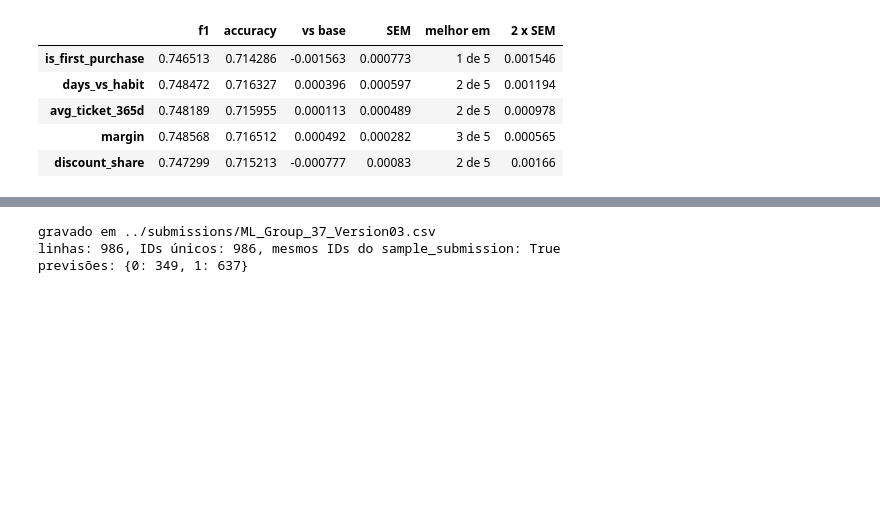
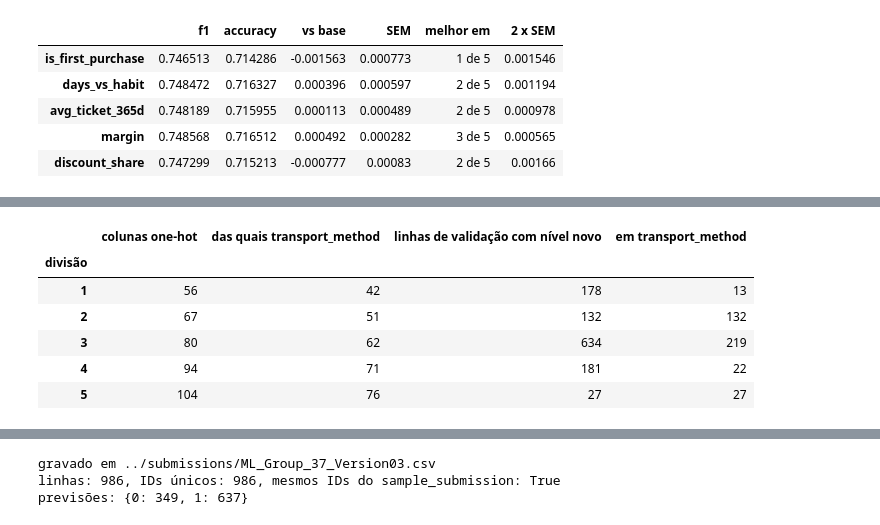
Before and after one commit to josebrites16/ML_project_2026-copia, a Jupyter notebook: notebooks/02_preprocessing.ipynb, the cells around one changed output, grey strips where cells are left out. Drawn from its saved outputs; the diff is of its cells as text; code cells hidden in the pictures; blank space fills up the shorter version.

```diff
--- a/notebooks/02_preprocessing.ipynb
+++ b/notebooks/02_preprocessing.ipynb
@@ -604,3 +617,16 @@ feature_table_24.round(4)
 #     é só prior_purchase_count == 0, e prior_purchase_count já entra no modelo)
 #   Como as alternativas empatam, fica a mais simples: sem features novas.
 prepare_26 = prepare_clean
+# %%
+# ===== [2.3] CATEGÓRICAS - início =====
+# Passo 25 - o que há para codificar (EDA, passos 14 e 15). Os níveis raros não se juntam
+# num nível "outros": as aulas só o referem, não o fazem. O que fazem é o que se testa a
+# seguir: handle_unknown no encoder, codificações compactas (count e target, W4 passo 5)
+# e, para uma coluna com demasiados níveis, deixá-la de fora (W4 de regressão, Step 3).
+_, categorical = model_columns(frame)
+pd.DataFrame({
+    "níveis": frame[categorical].nunique(),
+    "níveis com menos de 30 linhas": [int((frame[c].value_counts() < 30).sum())
+                                      for c in categorical],
+    "nulos": frame[categorical].isna().sum(),
+}).sort_values("níveis", ascending=False)
@@ -606,0 +641,24 @@ prepare_26 = prepare_clean
+# %%
+# Passo 26 - em cada divisão: quantas colunas o one-hot cria (W4, passo 8) e quantas linhas
+# de validação têm um nível que o treino não viu. É por estas que o handle_unknown existe.
+width_rows = []
+for fold, (train_idx, val_idx) in enumerate(splits, start=1):
+    train, test = prepare_clean(frame.iloc[train_idx], frame.iloc[val_idx])
+    unseen = pd.concat([~test[c].isin(train[c]) for c in categorical], axis=1)
+    width_rows.append({
+        "divisão": fold,
+        "colunas one-hot": OneHotEncoder(handle_unknown="ignore")
+                           .fit(as_object(train[categorical])).get_feature_names_out().size,
+        "das quais transport_method": train["transport_method"].nunique(),
+        "linhas de validação com nível novo": int(unseen.any(axis=1).sum()),
+        "em transport_method": int(unseen["transport_method"].sum()),
+    })
+pd.DataFrame(width_rows).set_index("divisão")
+# %% [output]
+|  | colunas one-hot | das quais transport_method | linhas de validação com nível novo | em transport_method |
+| divisão |  |  |  |  |
+| 1 | 56 | 42 | 178 | 13 |
+| 2 | 67 | 51 | 132 | 132 |
+| 3 | 80 | 62 | 634 | 219 |
+| 4 | 94 | 71 | 181 | 22 |
+| 5 | 104 | 76 | 27 | 27 |
```
Also changed, not shown: parts of 12 cells of this notebook.
